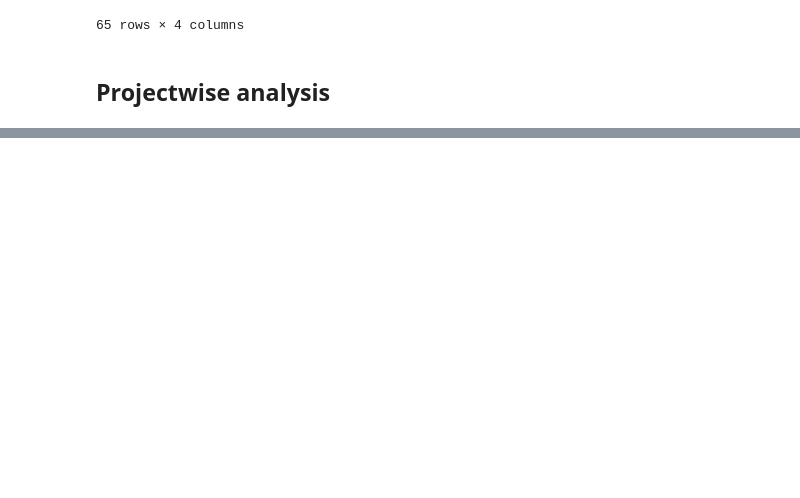
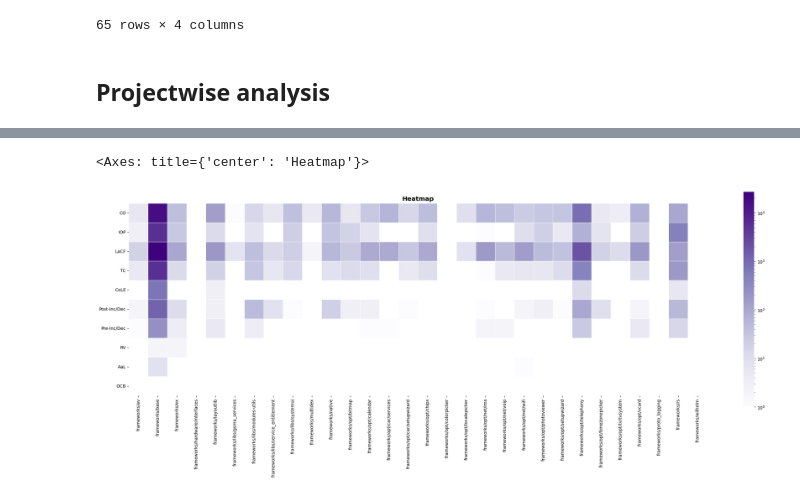
Before and after one commit to davitabosa12/ac_ck_analysis, a Jupyter notebook: android_apps.ipynb, the cells around one changed output, grey strips where cells are left out. Saved outputs shown, nothing was run; the diff lists cells and outputs as text; code cells hidden in the pictures; blank space fills up the shorter version.

```diff
--- a/android_apps.ipynb
+++ b/android_apps.ipynb
@@ -429,0 +702,29 @@ Name: ac_count, dtype: float64
+# %%
+from matplotlib.colors import LogNorm, Normalize
+"""Aggregates a heatmap plot by domain, e.g. packages, frameworks, external...
+"""
+def aggregate_heatmap_by_domain(df: pd.DataFrame, normalize=False, attenuate: int=0) -> pd.DataFrame:
+    domains = set([i.split("/")[0] for i in df.index])
+    df_heatmap_aggregated = pd.DataFrame()
+    for domain in domains:
+        temp = df.loc[df.index.str.startswith(domain)]
+        temp = temp.agg("sum")
+        if normalize:
+            temp /= temp.sum()
+        if attenuate:
+            temp /= attenuate
+        temp = pd.DataFrame(temp.to_dict(), index=[domain])
+        df_heatmap_aggregated = pd.concat([df_heatmap_aggregated, temp])
+    return df_heatmap_aggregated
+
+def filter_heatmap_by_query(df: pd.DataFrame, query: str) -> pd.DataFrame:
+    if not query and not isinstance(query, str):
+        raise ValueError("Please add a valid query.")
+    return df.loc[df.index.str.startswith(query)]
+
+def print_heatmap(df: pd.DataFrame, title="Heatmap", annot=False):
+    plt.figure(figsize=(30, 9))
+    cmap = [i for i in zip(np.linspace(255, 127, 50), np.linspace(255, 0, 50), np.linspace(255, 255, 50))]
+    ax = sns.heatmap(df.sort_index().T, cmap="Purples",linewidths=.5, annot=annot, square=True, fmt=".0%", annot_kws={"fontsize": "small"}, norm=LogNorm())
+    ax.set_title(title, fontdict={"fontsize": "x-large", "fontweight": "bold"})
+    return ax
@@ -429,0 +747,5 @@ Name: ac_count, dtype: float64
+# %%
+print_heatmap(filter_heatmap_by_query(heatmap, "frameworks"), annot=False)
+# %% [output]
+<Axes: title={'center': 'Heatmap'}>
+[figure, added]
```
Also changed, not shown: parts of 59 cells of this notebook.
